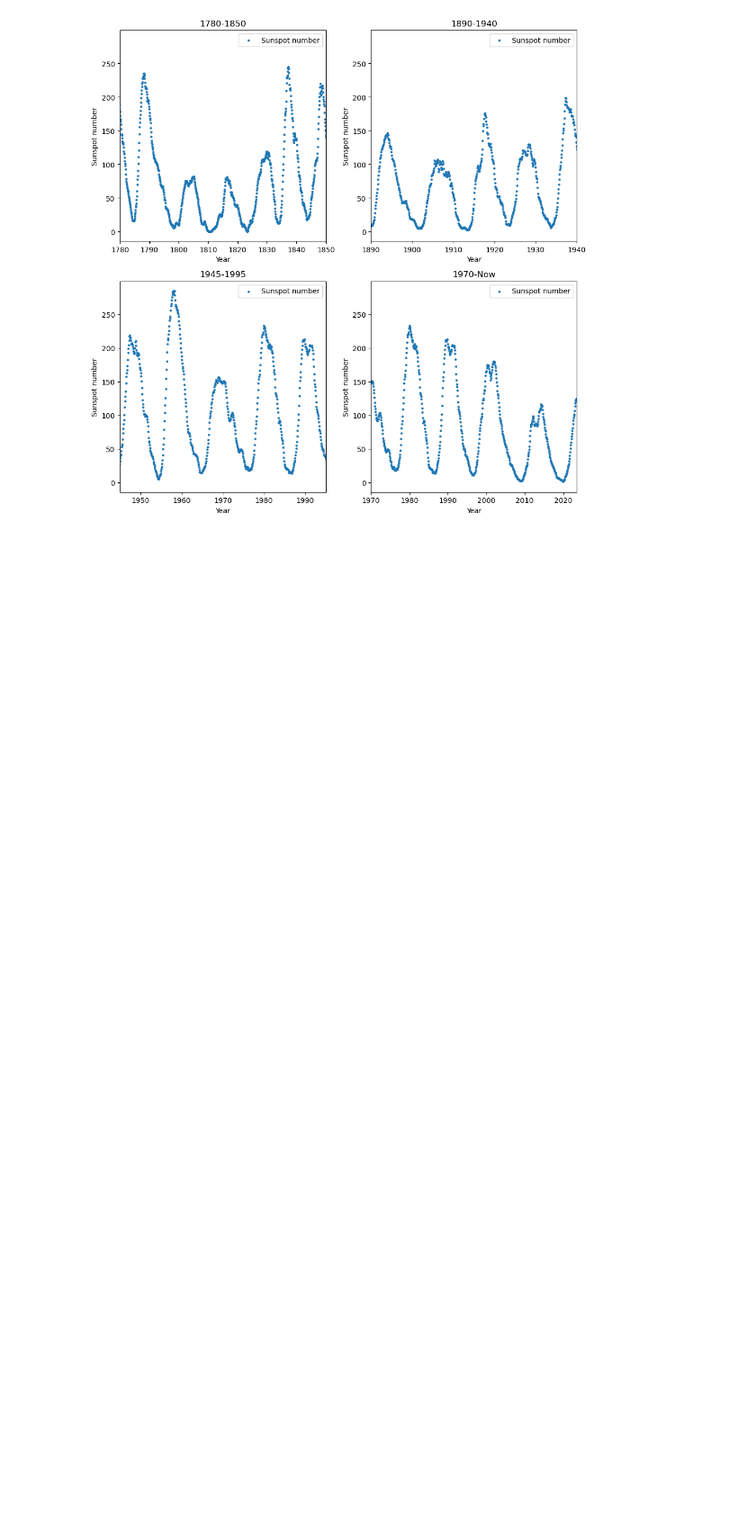
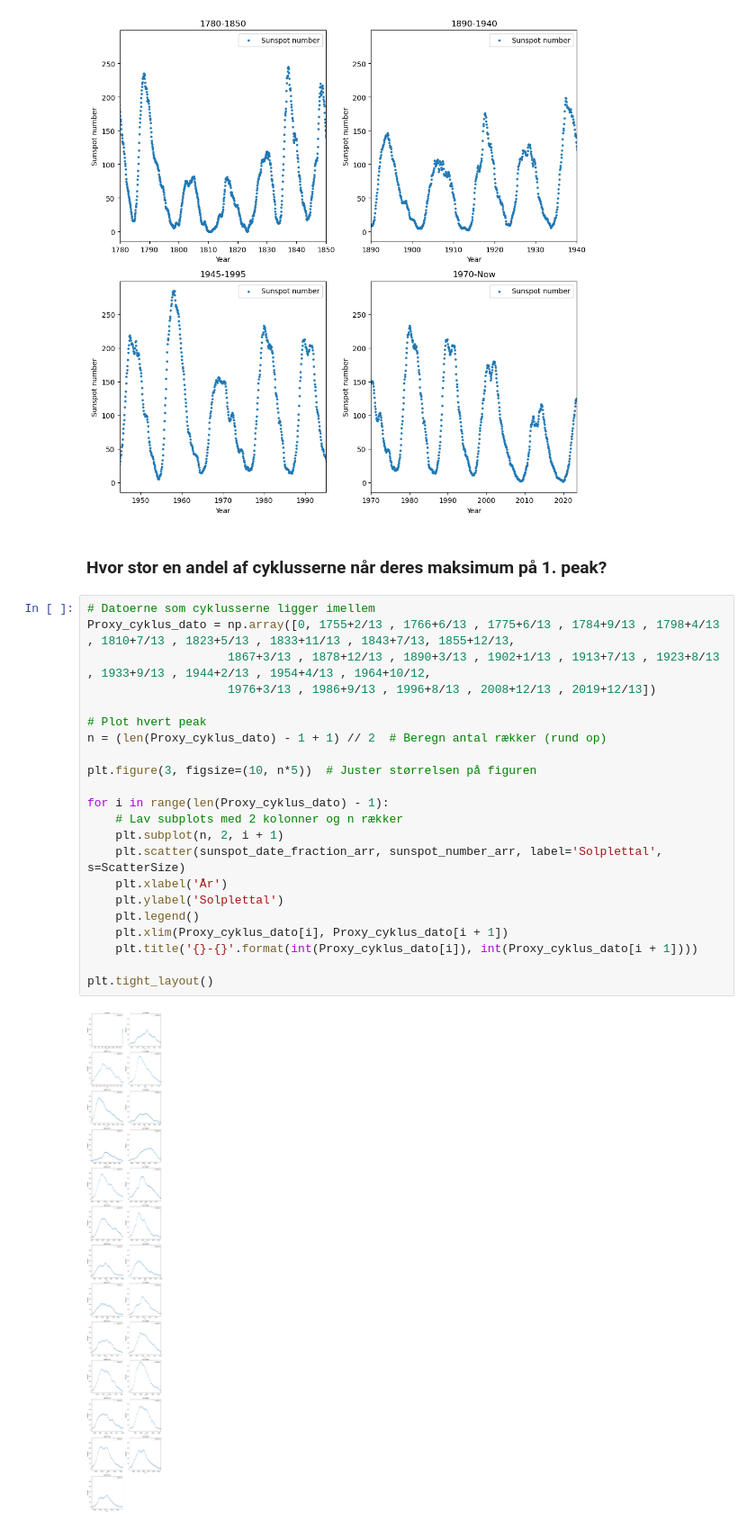
Before and after one commit to Focus9752/Solpletter_projekt, a Jupyter notebook: Magnus carlsen/plots.ipynb, the cells around one changed output. Shown at 90% size. Saved outputs shown, nothing was run; the diff lists cells and outputs as text; blank space fills up the shorter version.

```diff
--- a/Magnus carlsen/plots.ipynb
+++ b/Magnus carlsen/plots.ipynb
@@ -79,3 +79,29 @@ plt.title('1970-Now')
 plt.tight_layout()
 # %% [output]
 [figure]
+# %% [markdown]
+### Hvor stor en andel af cyklusserne når deres maksimum på 1. peak?
+# %%
+# Datoerne som cyklusserne ligger imellem
+Proxy_cyklus_dato = np.array([0, 1755+2/13 , 1766+6/13 , 1775+6/13 , 1784+9/13 , 1798+4/13 , 1810+7/13 , 1823+5/13 , 1833+11/13 , 1843+7/13, 1855+12/13,
+                    1867+3/13 , 1878+12/13 , 1890+3/13 , 1902+1/13 , 1913+7/13 , 1923+8/13 , 1933+9/13 , 1944+2/13 , 1954+4/13 , 1964+10/12,
+                    1976+3/13 , 1986+9/13 , 1996+8/13 , 2008+12/13 , 2019+12/13])
+
+# Plot hvert peak
+n = (len(Proxy_cyklus_dato) - 1 + 1) // 2  # Beregn antal rækker (rund op)
+
+plt.figure(3, figsize=(10, n*5))  # Juster størrelsen på figuren
+
+for i in range(len(Proxy_cyklus_dato) - 1):
+    # Lav subplots med 2 kolonner og n rækker
+    plt.subplot(n, 2, i + 1)
+    plt.scatter(sunspot_date_fraction_arr, sunspot_number_arr, label='Solplettal', s=ScatterSize)
+    plt.xlabel('År')
+    plt.ylabel('Solplettal')
+    plt.legend()
+    plt.xlim(Proxy_cyklus_dato[i], Proxy_cyklus_dato[i + 1])
+    plt.title('{}-{}'.format(int(Proxy_cyklus_dato[i]), int(Proxy_cyklus_dato[i + 1])))
+
+plt.tight_layout()
+# %% [output]
+[figure, added]
```
Also changed, not shown: 1 other file.
